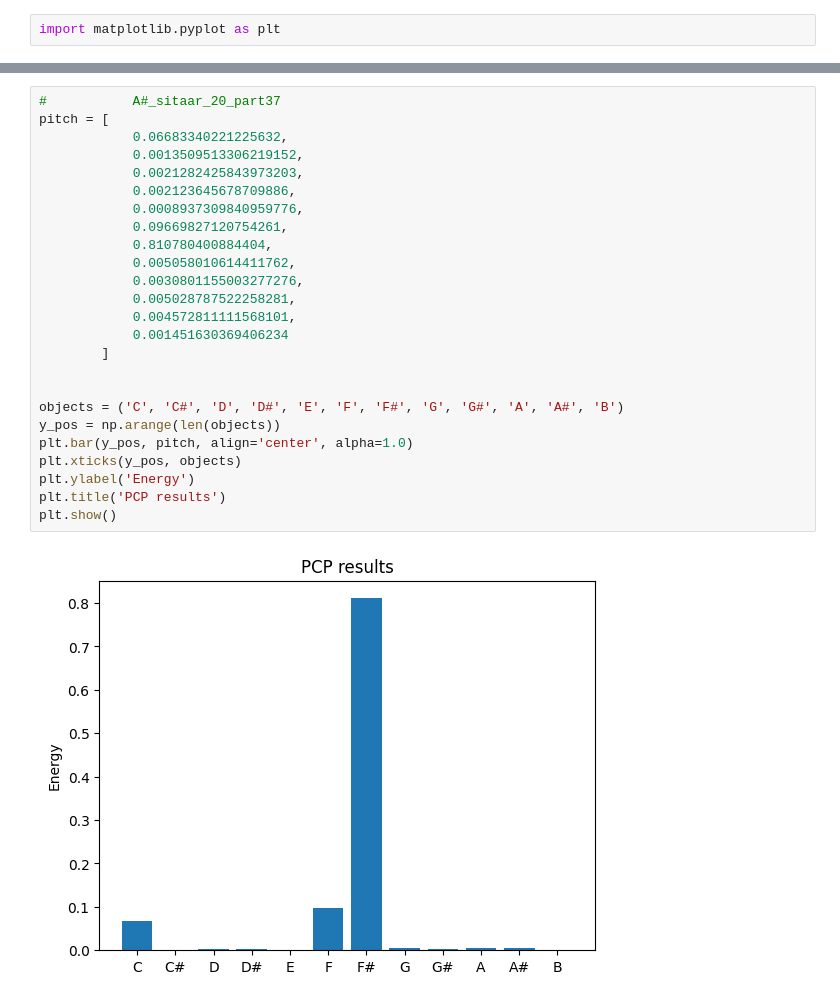
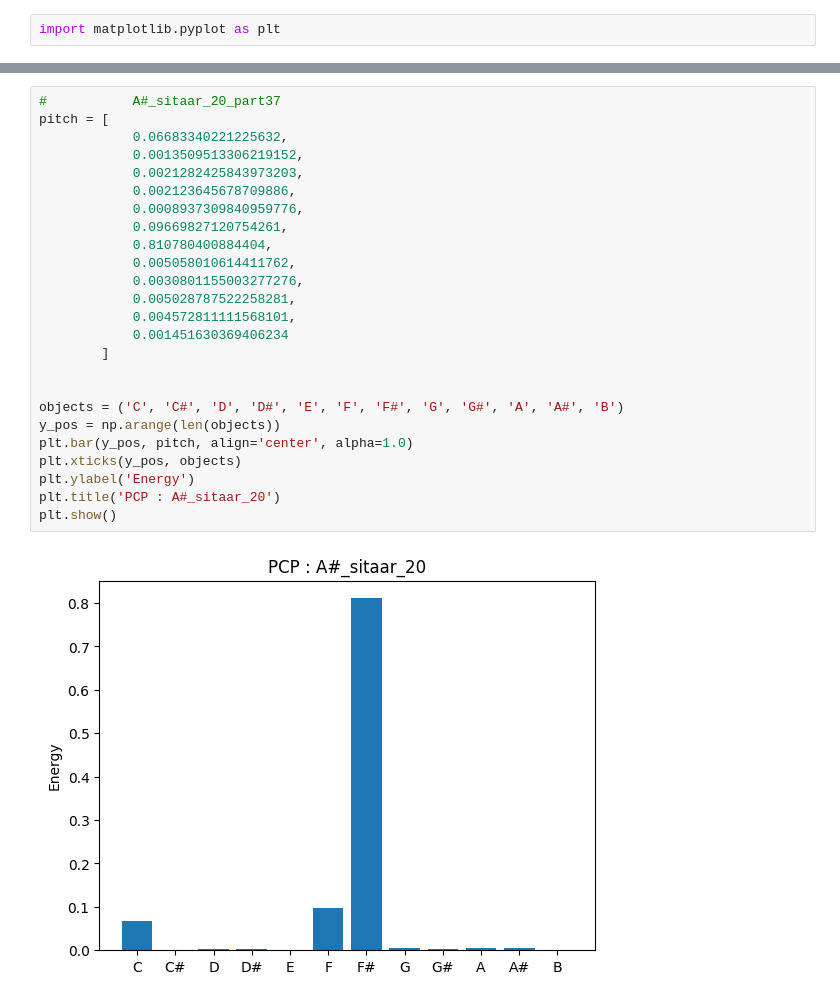
Before and after one commit to ZenSerito/ChordClassification, a Jupyter notebook: Machine_Learning/notebooks/Sequential_model.ipynb, the cells around one changed output, grey strips where cells are left out. Saved outputs shown, nothing was run; the diff lists cells and outputs as text.

```diff
--- a/Machine_Learning/notebooks/Sequential_model.ipynb
+++ b/Machine_Learning/notebooks/Sequential_model.ipynb
@@ -514,30 +518,30 @@ plt.show()
 # %%
 #           A#_sitaar_20_part37
 pitch = [
             0.06683340221225632,
             0.0013509513306219152,
             0.0021282425843973203,
             0.002123645678709886,
             0.0008937309840959776,
             0.09669827120754261,
             0.810780400884404,
             0.005058010614411762,
             0.0030801155003277276,
             0.005028787522258281,
             0.004572811111568101,
             0.001451630369406234
         ]
 
 
 objects = ('C', 'C#', 'D', 'D#', 'E', 'F', 'F#', 'G', 'G#', 'A', 'A#', 'B')
 y_pos = np.arange(len(objects))
 plt.bar(y_pos, pitch, align='center', alpha=1.0)
 plt.xticks(y_pos, objects)
 plt.ylabel('Energy')
-plt.title('PCP results')
+plt.title('PCP : A#_sitaar_20')
 plt.show()
 # %% [output]
-[figure, old version]
+[figure, new version]
 # %%
 #           A#m_flute_3_20_part32
 pitch = [
```
Also changed, not shown: parts of 26 cells of this notebook, 1 other file.
